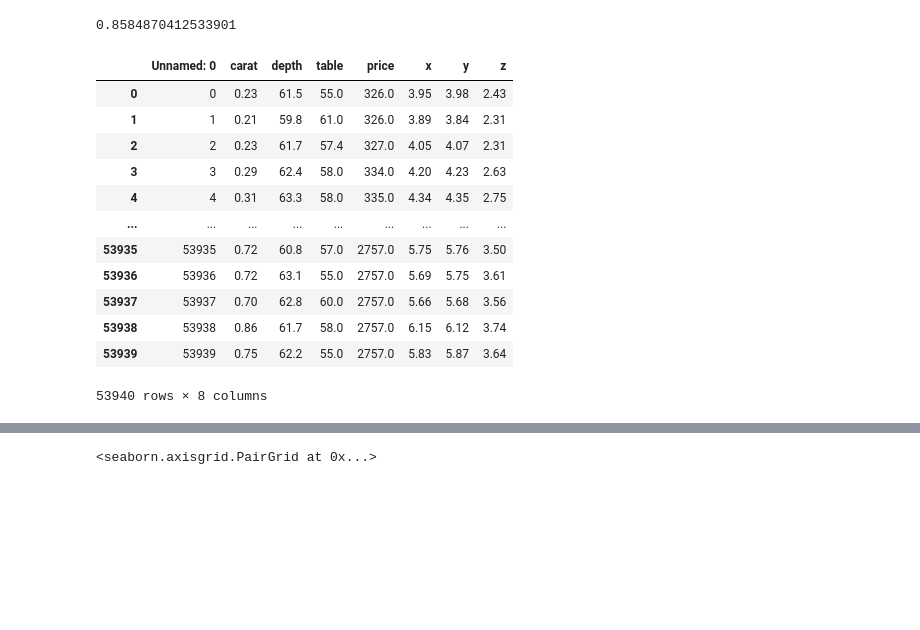
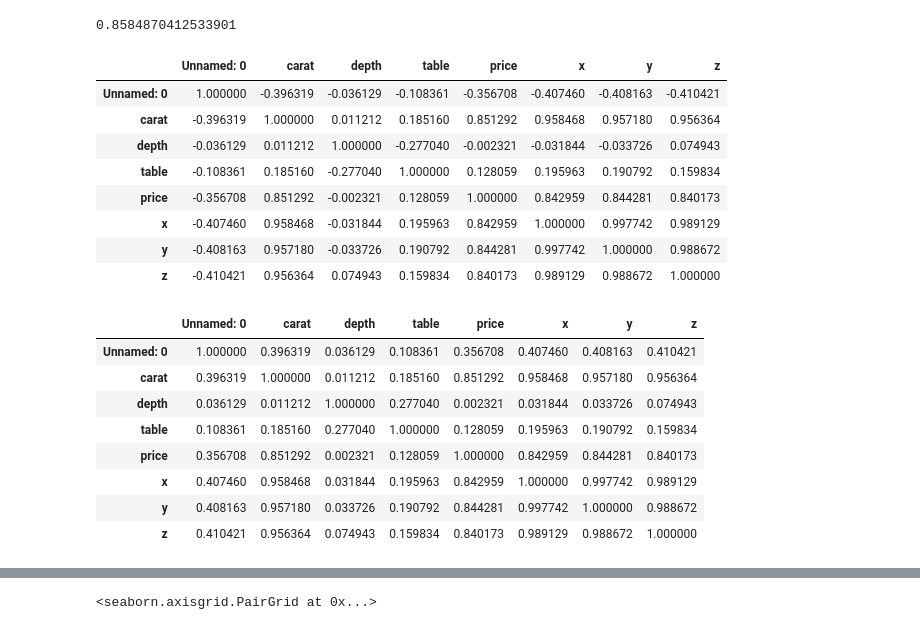
Before and after one commit to ManuelCarCas/Actividad1.Gesti-n, a Jupyter notebook: ACTIVIDAD1.IPYNB, the cells around one changed output, grey strips where cells are left out. Cells and saved outputs as stored; diff of their text form; code cells hidden in the pictures; blank space fills up the shorter version.

```diff
--- a/ACTIVIDAD1.IPYNB
+++ b/ACTIVIDAD1.IPYNB
@@ -833,21 +836,31 @@ coef_Correl= np.sqrt(0.737)
 coef_Correl
 # %% [output]
 0.8584870412533901
+# %%
+#Encontramos todas las correlaciones entre las variables
+Corr_Factors=df.corr()
+Corr_Factors
+# %% [output]
+|  | Unnamed: 0 | carat | depth | table | price | x | y | z |
+| Unnamed: 0 | 1.000000 | -0.396319 | -0.036129 | -0.108361 | -0.356708 | -0.407460 | -0.408163 | -0.410421 |
+| carat | -0.396319 | 1.000000 | 0.011212 | 0.185160 | 0.851292 | 0.958468 | 0.957180 | 0.956364 |
+| depth | -0.036129 | 0.011212 | 1.000000 | -0.277040 | -0.002321 | -0.031844 | -0.033726 | 0.074943 |
+| table | -0.108361 | 0.185160 | -0.277040 | 1.000000 | 0.128059 | 0.195963 | 0.190792 | 0.159834 |
+| price | -0.356708 | 0.851292 | -0.002321 | 0.128059 | 1.000000 | 0.842959 | 0.844281 | 0.840173 |
+| x | -0.407460 | 0.958468 | -0.031844 | 0.195963 | 0.842959 | 1.000000 | 0.997742 | 0.989129 |
+| y | -0.408163 | 0.957180 | -0.033726 | 0.190792 | 0.844281 | 0.997742 | 1.000000 | 0.988672 |
+| z | -0.410421 | 0.956364 | 0.074943 | 0.159834 | 0.840173 | 0.989129 | 0.988672 | 1.000000 |
 # %%
 #Encontramos el valor absoluto de todas las correlaciones entre las variables
-Corr_Factors1= abs(df)
+Corr_Factors1= abs(Corr_Factors)
 Corr_Factors1
 # %% [output]
 |  | Unnamed: 0 | carat | depth | table | price | x | y | z |
-| 0 | 0 | 0.23 | 61.5 | 55.0 | 326.0 | 3.95 | 3.98 | 2.43 |
-| 1 | 1 | 0.21 | 59.8 | 61.0 | 326.0 | 3.89 | 3.84 | 2.31 |
-| 2 | 2 | 0.23 | 61.7 | 57.4 | 327.0 | 4.05 | 4.07 | 2.31 |
-| 3 | 3 | 0.29 | 62.4 | 58.0 | 334.0 | 4.20 | 4.23 | 2.63 |
-| 4 | 4 | 0.31 | 63.3 | 58.0 | 335.0 | 4.34 | 4.35 | 2.75 |
-| ... | ... | ... | ... | ... | ... | ... | ... | ... |
-| 53935 | 53935 | 0.72 | 60.8 | 57.0 | 2757.0 | 5.75 | 5.76 | 3.50 |
-| 53936 | 53936 | 0.72 | 63.1 | 55.0 | 2757.0 | 5.69 | 5.75 | 3.61 |
-| 53937 | 53937 | 0.70 | 62.8 | 60.0 | 2757.0 | 5.66 | 5.68 | 3.56 |
-| 53938 | 53938 | 0.86 | 61.7 | 58.0 | 2757.0 | 6.15 | 6.12 | 3.74 |
-| 53939 | 53939 | 0.75 | 62.2 | 55.0 | 2757.0 | 5.83 | 5.87 | 3.64 |
+| Unnamed: 0 | 1.000000 | 0.396319 | 0.036129 | 0.108361 | 0.356708 | 0.407460 | 0.408163 | 0.410421 |
+| carat | 0.396319 | 1.000000 | 0.011212 | 0.185160 | 0.851292 | 0.958468 | 0.957180 | 0.956364 |
+| depth | 0.036129 | 0.011212 | 1.000000 | 0.277040 | 0.002321 | 0.031844 | 0.033726 | 0.074943 |
+| table | 0.108361 | 0.185160 | 0.277040 | 1.000000 | 0.128059 | 0.195963 | 0.190792 | 0.159834 |
+| price | 0.356708 | 0.851292 | 0.002321 | 0.128059 | 1.000000 | 0.842959 | 0.844281 | 0.840173 |
+| x | 0.407460 | 0.958468 | 0.031844 | 0.195963 | 0.842959 | 1.000000 | 0.997742 | 0.989129 |
+| y | 0.408163 | 0.957180 | 0.033726 | 0.190792 | 0.844281 | 0.997742 | 1.000000 | 0.988672 |
+| z | 0.410421 | 0.956364 | 0.074943 | 0.159834 | 0.840173 | 0.989129 | 0.988672 | 1.000000 |
-53940 rows × 8 columns
```
Also changed, not shown: parts of 11 cells of this notebook, 2 other files.
